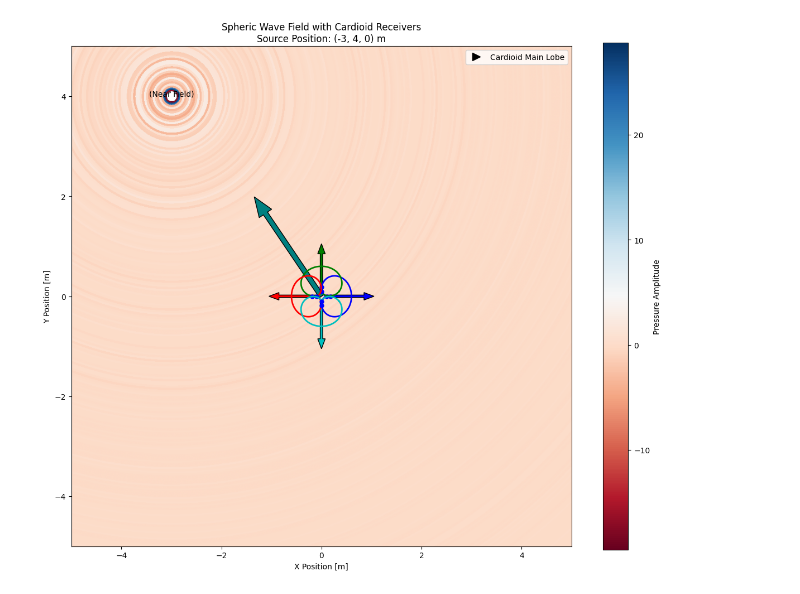
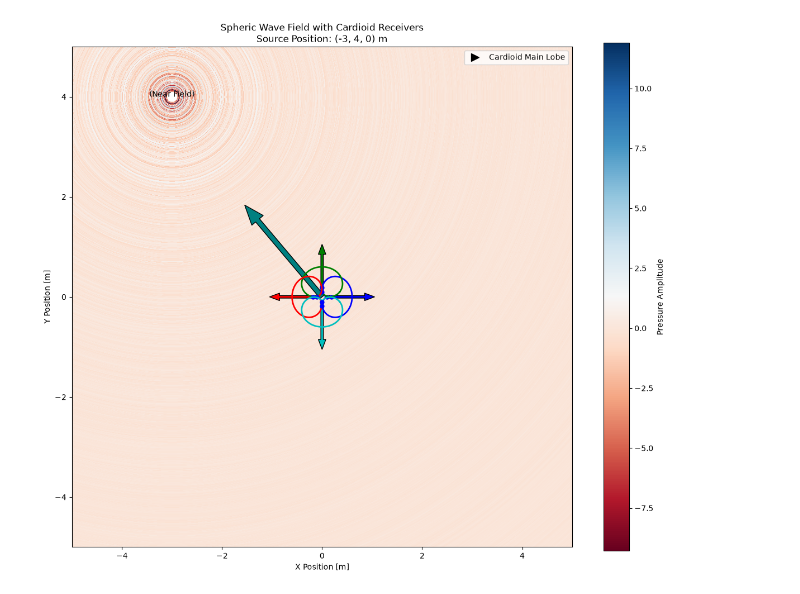
Before and after one commit to jake-is-ESD-protected/endfire-sim, a Jupyter notebook: examples/endfire/spheric_2D_ideal_ring.ipynb, the cells around one changed output. Cells and saved outputs as stored; diff of their text form; code cells hidden in the pictures.

```diff
--- a/examples/endfire/spheric_2D_ideal_ring.ipynb
+++ b/examples/endfire/spheric_2D_ideal_ring.ipynb
@@ -28,7 +28,7 @@ sw = CWaveModelSpheric(f='wn', source_xyz=(-3, 4, 0))
 u_rmss = []
 us = []
 for s in sensors:
-    u, _ = s.receive(sw, ts[observation_start:observation_start+block_size])
+    u, _ = s.receive(sw, ts[observation_start:observation_start+block_size], fs)
     us.append(u)
     u_rms = np.std(np.real(u))
     u_rmss.append(u_rms)
@@ -41,37 +41,37 @@ incident_angle = np.atan2(u_rmss[1] - u_rmss[3], u_rmss[0] - u_rmss[2])
 x = np.linspace(-5, 5, 1000)
 x, y = np.meshgrid(x, x)
 z = np.zeros_like(x)
-p = sw.p(1, (x, y, z))
+p = sw.p(1, (x, y, z), fs)
 
 # Plot
 fig, ax = plt.subplots(figsize=(12, 10))
 im = ax.imshow(np.real(p),
                extent=[x.min(), x.max(), y.min(), y.max()],
                cmap='RdBu',
                origin='lower')
 
 arrow_length = 2
 ax.arrow(0, 0,
          arrow_length*np.cos(incident_angle), arrow_length*np.sin(incident_angle),
          width=0.1, head_width=0.3, head_length=0.4,
          fc='teal', ec='k')
 
 colors = ['b','g','r','c']
 for s, c in zip(sensors, colors):
     s.to_plot(ax, color=c)
 
 ax.set_xlabel('X Position [m]')
 ax.set_ylabel('Y Position [m]')
 ax.set_title(f'Spheric Wave Field with Cardioid Receivers\n'
              f'Source Position: {sw.source_xyz} m')
 plt.colorbar(im, label='Pressure Amplitude')
 ax.set_aspect('equal')
 cardioid_arrow = plt.Line2D([0], [0], color='k', marker='>', linestyle='None',
                            markersize=10, label='Cardioid Main Lobe')
 ax.legend(handles=[cardioid_arrow])
 ax.annotate("(Near Field)", sw.source_xyz[:2], ha="center")
 
 plt.tight_layout()
 plt.show()
 # %% [output]
-[figure, old version]
+[figure, new version]
```
Also changed, not shown: 18 other files.
